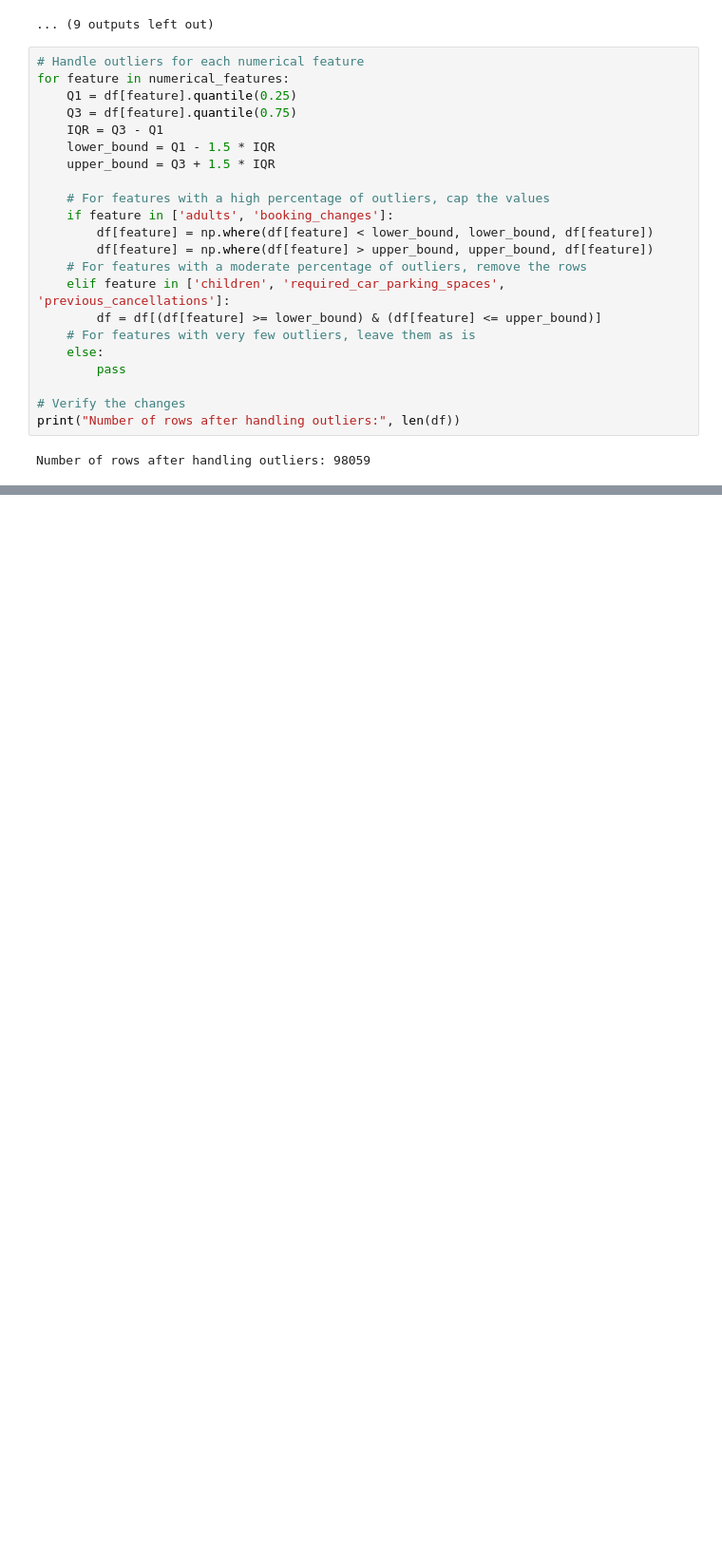
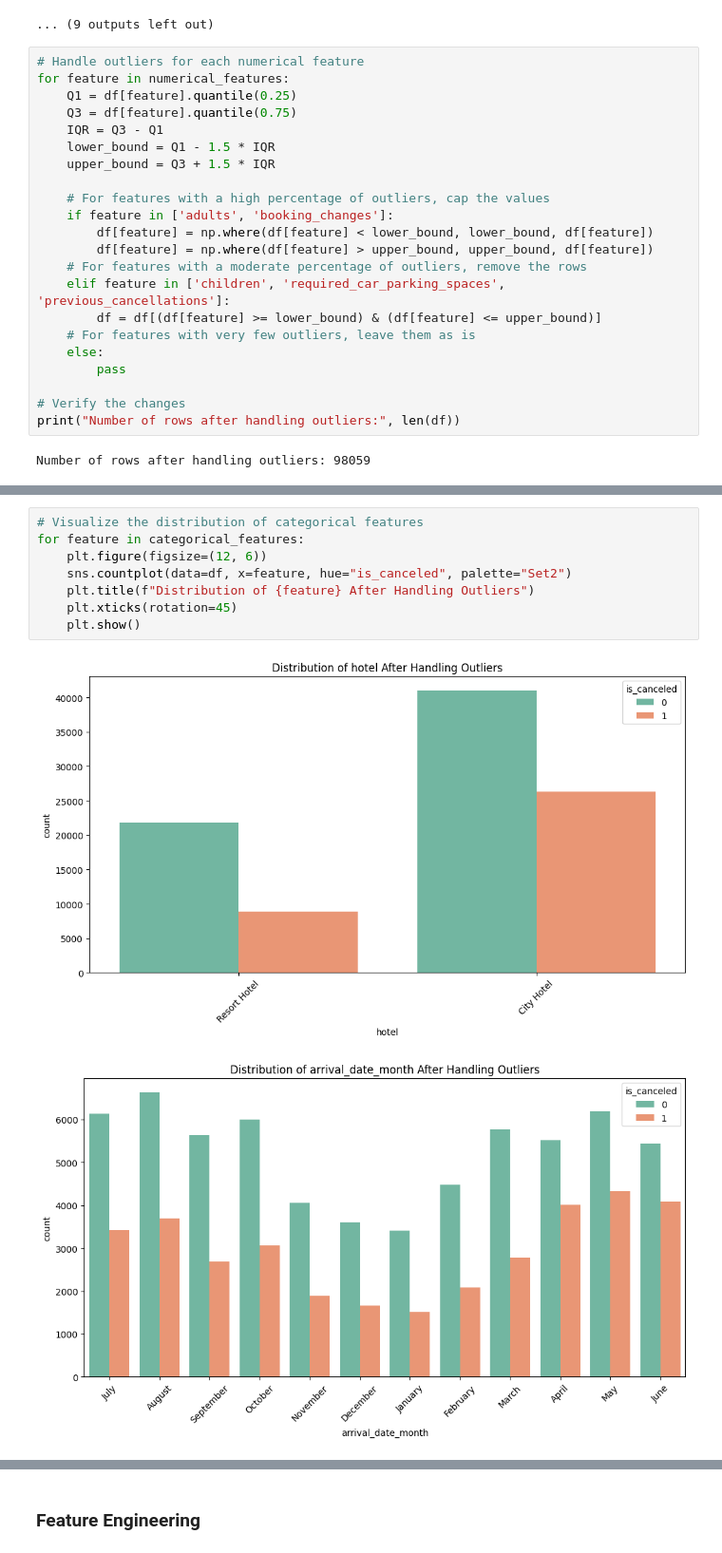
Before and after one commit to EitanKatz1/Hotel_bookin_demand, a Jupyter notebook: Hotel_bookin_demand_EDA.ipynb, the cells around one changed output, grey strips where cells are left out. Shown at 95% size. Drawn from its saved outputs; the diff is of its cells as text; blank space fills up the shorter version.

Commit message:
Adding outliers section

```diff
--- a/Hotel_bookin_demand_EDA.ipynb
+++ b/Hotel_bookin_demand_EDA.ipynb
@@ -393,3 +388,14 @@ for feature in numerical_features:
 [figure]
 [figure]
 ... (7 outputs left out)
+# %%
+# Visualize the distribution of categorical features
+for feature in categorical_features:
+    plt.figure(figsize=(12, 6))
+    sns.countplot(data=df, x=feature, hue="is_canceled", palette="Set2")
+    plt.title(f"Distribution of {feature} After Handling Outliers")
+    plt.xticks(rotation=45)
+    plt.show()
+# %% [output]
+[figure, added]
+[figure, added]
@@ -395,0 +412,2 @@ for feature in numerical_features:
+# %% [markdown]
+ ### Feature Engineering
```
Also changed, not shown: parts of 13 cells of this notebook.
